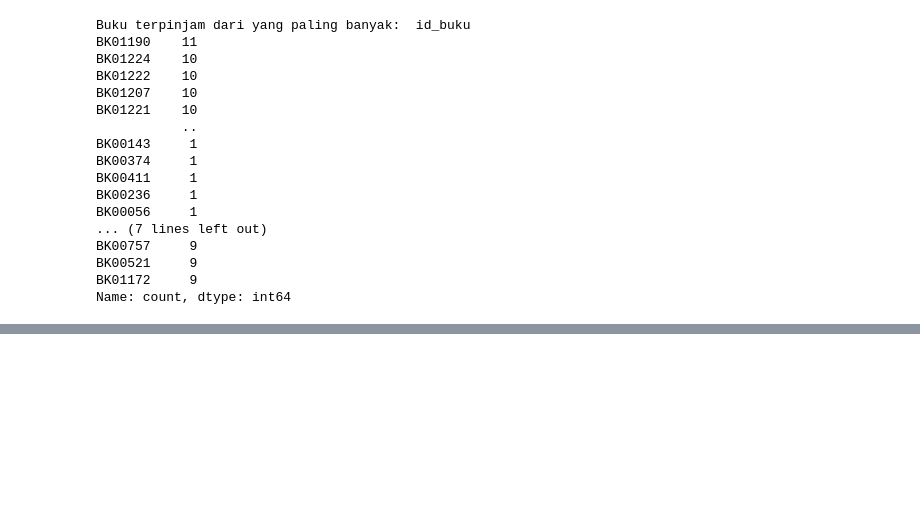
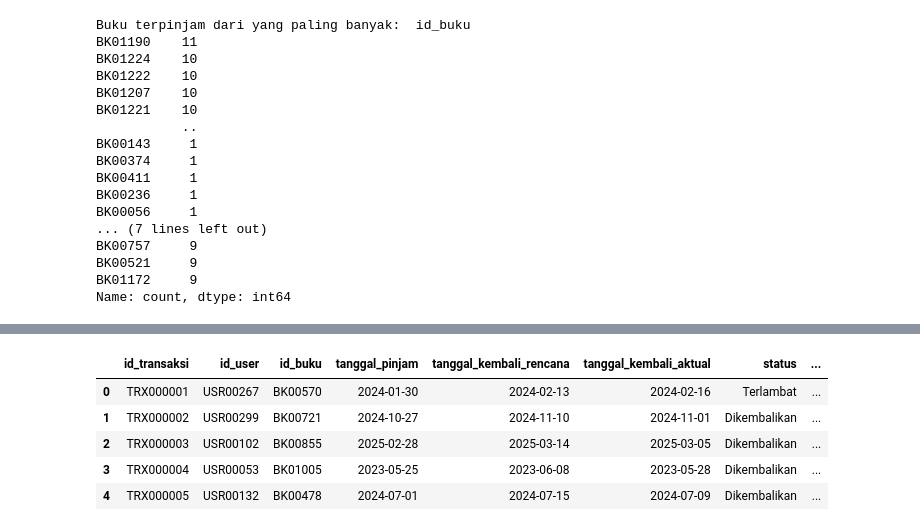
Before and after one commit to mayanggumelarr/Hybrid-Library-Book-Recomendation-Content-Base-Filtering, a Jupyter notebook: cbf-book-rec.ipynb, the cells around one changed output, grey strips where cells are left out. Saved outputs shown, nothing was run; the diff lists cells and outputs as text; code cells hidden in the pictures; blank space fills up the shorter version.

Commit message:
Update analisis peminjaman

```diff
--- a/cbf-book-rec.ipynb
+++ b/cbf-book-rec.ipynb
@@ -412,2 +443,31 @@ join_buku_paling_terpinjam.to_csv('data/daftar-buku-paling-banyak-dipinjam.csv')
 # %%
 # Analisis Lama Waktu Pinjam (Feature Engineering)
+# Membuat Feature Baru (selisih waktu pinjam dengan aktual kembali)
+'''
+data_baru = data_trs[kembali-actual] - data_trs[peminjaman]
+'''
+df_trs['tanggal_pinjam'] = pd.to_datetime(df_trs['tanggal_pinjam'])
+df_trs['tanggal_kembali_aktual'] = pd.to_datetime(df_trs['tanggal_kembali_aktual'])
+df_trs['tanggal_kembali_rencana'] = pd.to_datetime(df_trs['tanggal_kembali_rencana'])
+
+kondisi = [
+    df_trs['tanggal_kembali_aktual'].isna(),
+    df_trs['tanggal_kembali_aktual'].notna()
+]
+
+hasil = [
+    'belum_kembali',
+    (df_trs['tanggal_kembali_aktual'] - df_trs['tanggal_pinjam']).dt.days.astype(str)
+
+]
+
+# Terapkan logika ke kolom baru
+df_trs['lama_waktu_pinjam(hari)'] = np.select(kondisi, hasil, default='error')
+df_trs.head()
+# %% [output]
+|  | id_transaksi | id_user | id_buku | tanggal_pinjam | tanggal_kembali_rencana | tanggal_kembali_aktual | status | ... |
+| 0 | TRX000001 | USR00267 | BK00570 | 2024-01-30 | 2024-02-13 | 2024-02-16 | Terlambat | ... |
+| 1 | TRX000002 | USR00299 | BK00721 | 2024-10-27 | 2024-11-10 | 2024-11-01 | Dikembalikan | ... |
+| 2 | TRX000003 | USR00102 | BK00855 | 2025-02-28 | 2025-03-14 | 2025-03-05 | Dikembalikan | ... |
+| 3 | TRX000004 | USR00053 | BK01005 | 2023-05-25 | 2023-06-08 | 2023-05-28 | Dikembalikan | ... |
+| 4 | TRX000005 | USR00132 | BK00478 | 2024-07-01 | 2024-07-15 | 2024-07-09 | Dikembalikan | ... |
```
Also changed, not shown: parts of 3 cells of this notebook, 2 other files.
